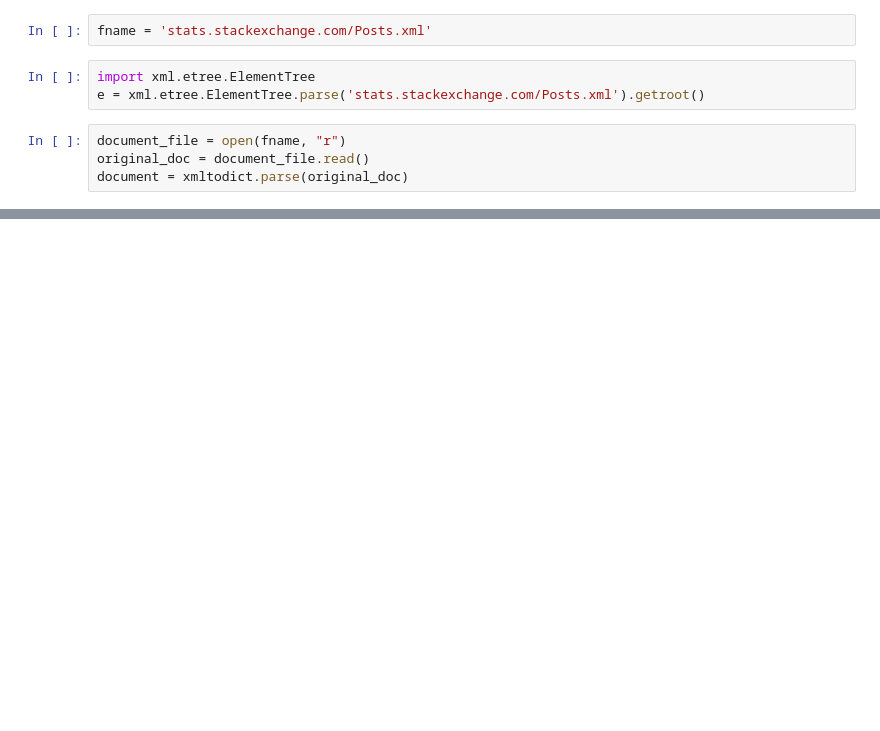
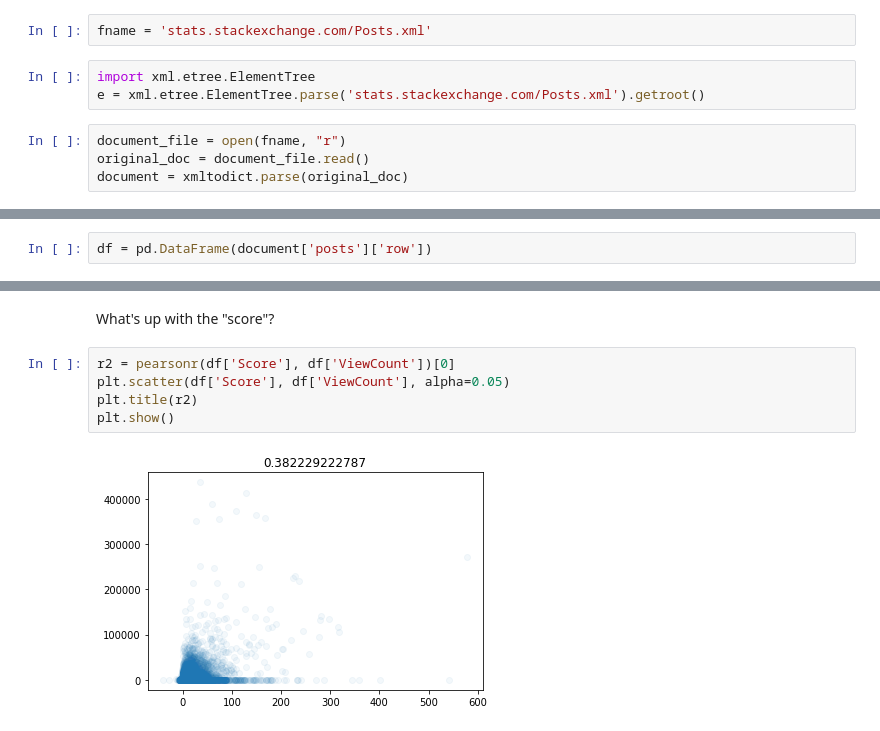
Before and after one commit to data-skeptic/feature-engineering-training, a Jupyter notebook: nlp-stack-overflow.ipynb, the cells around one changed output, grey strips where cells are left out. Saved outputs shown, nothing was run; the diff lists cells and outputs as text; blank space fills up the shorter version.

```diff
--- a/nlp-stack-overflow.ipynb
+++ b/nlp-stack-overflow.ipynb
@@ -31,0 +32,2 @@ OrderedDict([('@Id', '1'),
+# %%
+df = pd.DataFrame(document['posts']['row'])
@@ -31,0 +102,9 @@ OrderedDict([('@Id', '1'),
+# %% [markdown]
+What's up with the "score"?
+# %%
+r2 = pearsonr(df['Score'], df['ViewCount'])[0]
+plt.scatter(df['Score'], df['ViewCount'], alpha=0.05)
+plt.title(r2)
+plt.show()
+# %% [output]
+[figure, added]
```
Also changed, not shown: parts of 113 cells of this notebook.
